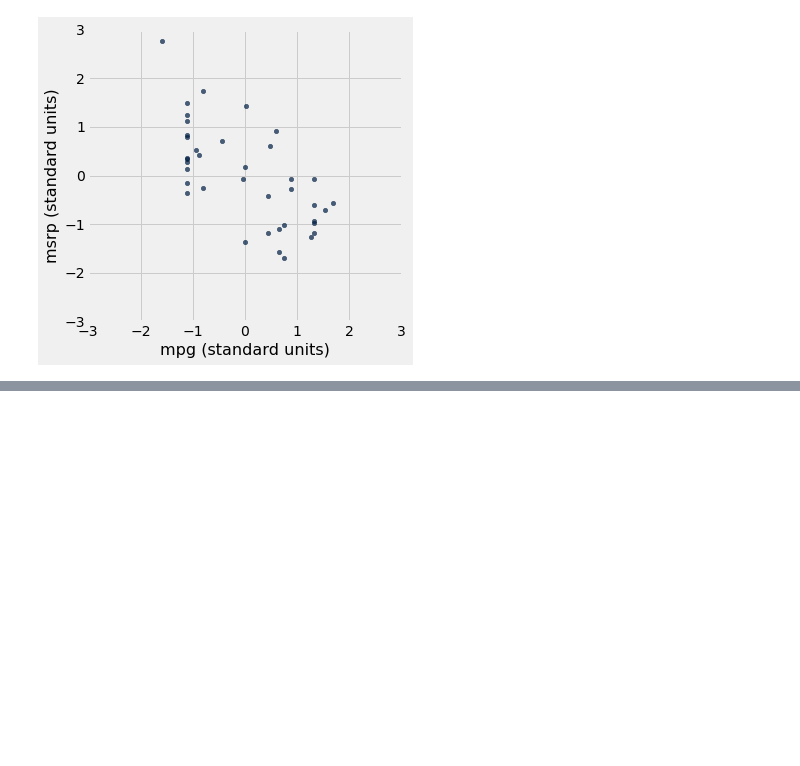
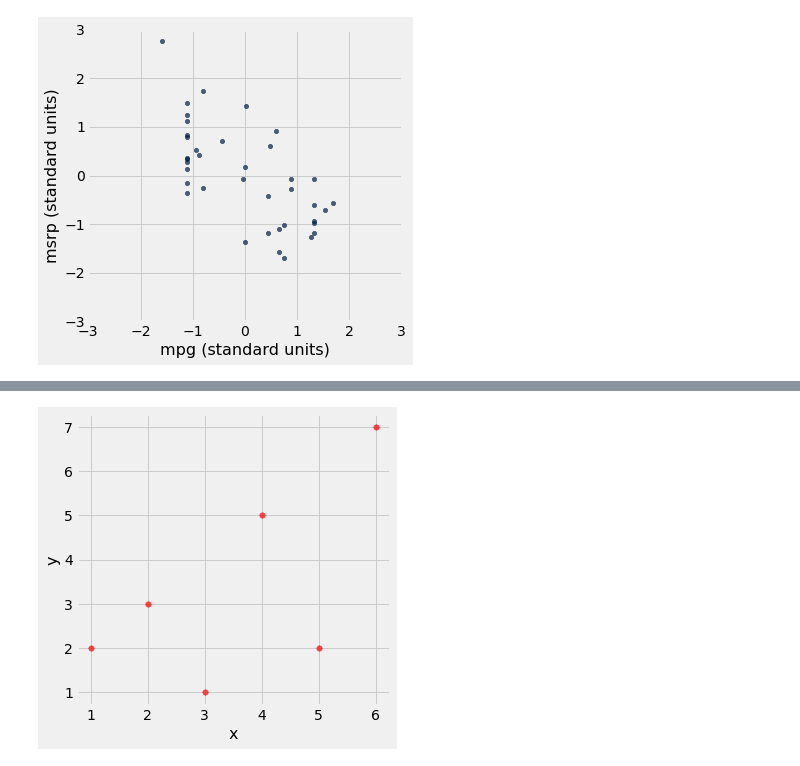
Before and after one commit to ciretorres/python, a Jupyter notebook: data8.3x/week1/sec03_correlation.ipynb, the cells around one changed output, grey strips where cells are left out. Drawn from its saved outputs; the diff is of its cells as text; code cells hidden in the pictures; blank space fills up the shorter version.

```diff
--- a/data8.3x/week1/sec03_correlation.ipynb
+++ b/data8.3x/week1/sec03_correlation.ipynb
@@ -82,0 +89,8 @@ plots.ylim(-3, 3);
+# %%
+x = np.arange(1, 7, 1)
+y = make_array(2, 3,1, 5, 2, 7)
+t = Table().with_columns(
+    'x', x,
+    'y', y
+)
+t
@@ -82,0 +105,4 @@ plots.ylim(-3, 3);
+# %%
+t.scatter('x', 'y', s=30, color='red')
+# %% [output]
+[figure, added]
```
Also changed, not shown: parts of 15 cells of this notebook.
